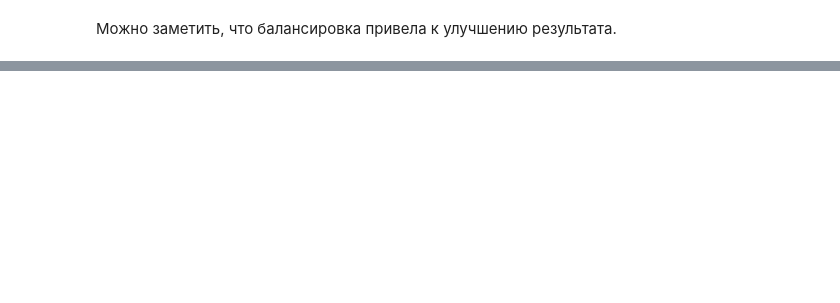
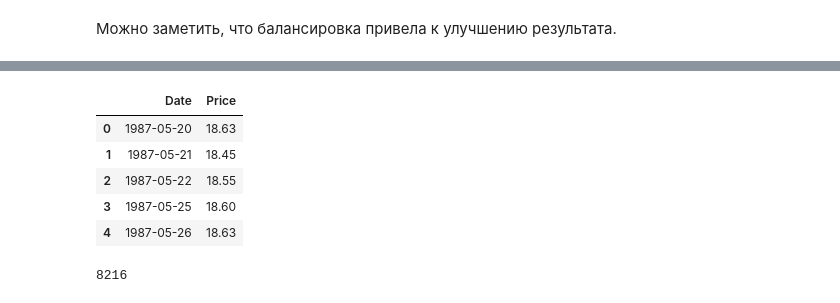
Before and after one commit to SIzrantsev/netology_statistics, a Jupyter notebook: lecture_5.ipynb, the cells around one changed output, grey strips where cells are left out. Cells and saved outputs as stored; diff of their text form; code cells hidden in the pictures; blank space fills up the shorter version.

```diff
--- a/lecture_5.ipynb
+++ b/lecture_5.ipynb
@@ -440,0 +443,4 @@ weighted avg       0.95      0.95      0.95     29720
+# %%
+url="http://yustiks.ru/dataset/BrentOilPrices.csv"
+df=pd.read_csv(url)
+df.tail()
@@ -440,0 +454,14 @@ weighted avg       0.95      0.95      0.95     29720
+# %%
+df['Date'] = pd.to_datetime(df['Date'], format="%b %d, %Y")
+df.head()
+# %% [output]
+|  | Date | Price |
+| 0 | 1987-05-20 | 18.63 |
+| 1 | 1987-05-21 | 18.45 |
+| 2 | 1987-05-22 | 18.55 |
+| 3 | 1987-05-25 | 18.60 |
+| 4 | 1987-05-26 | 18.63 |
+# %%
+len(df)
+# %% [output]
+8216
```
Also changed, not shown: parts of 33 cells of this notebook.
